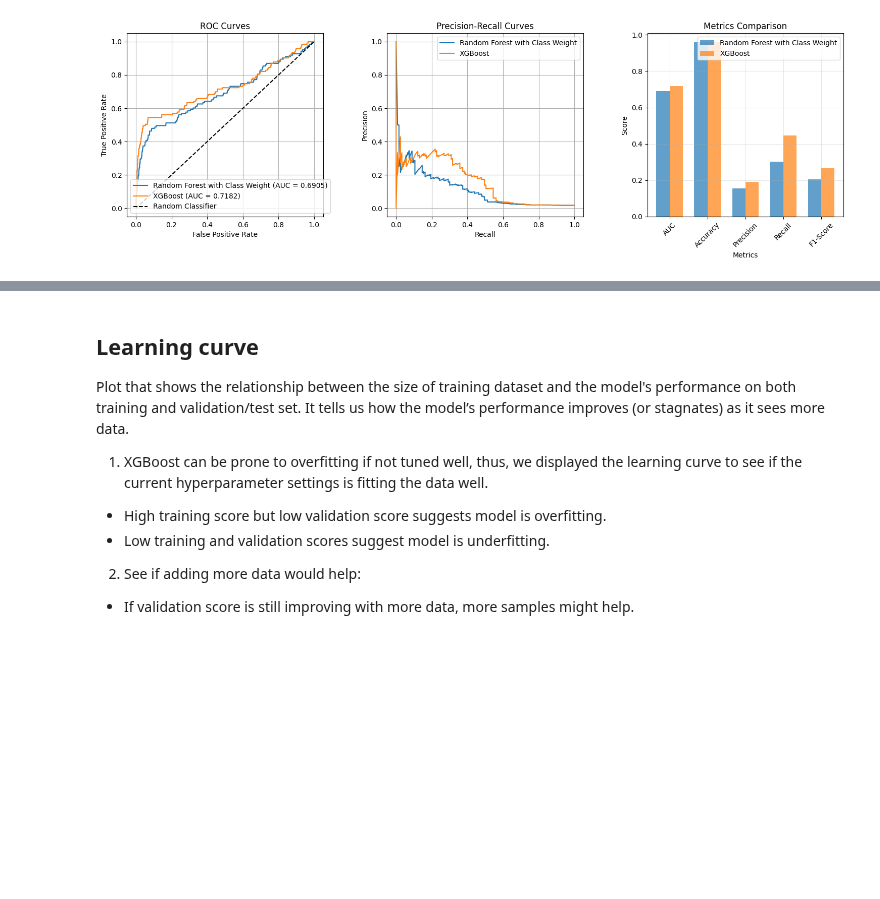
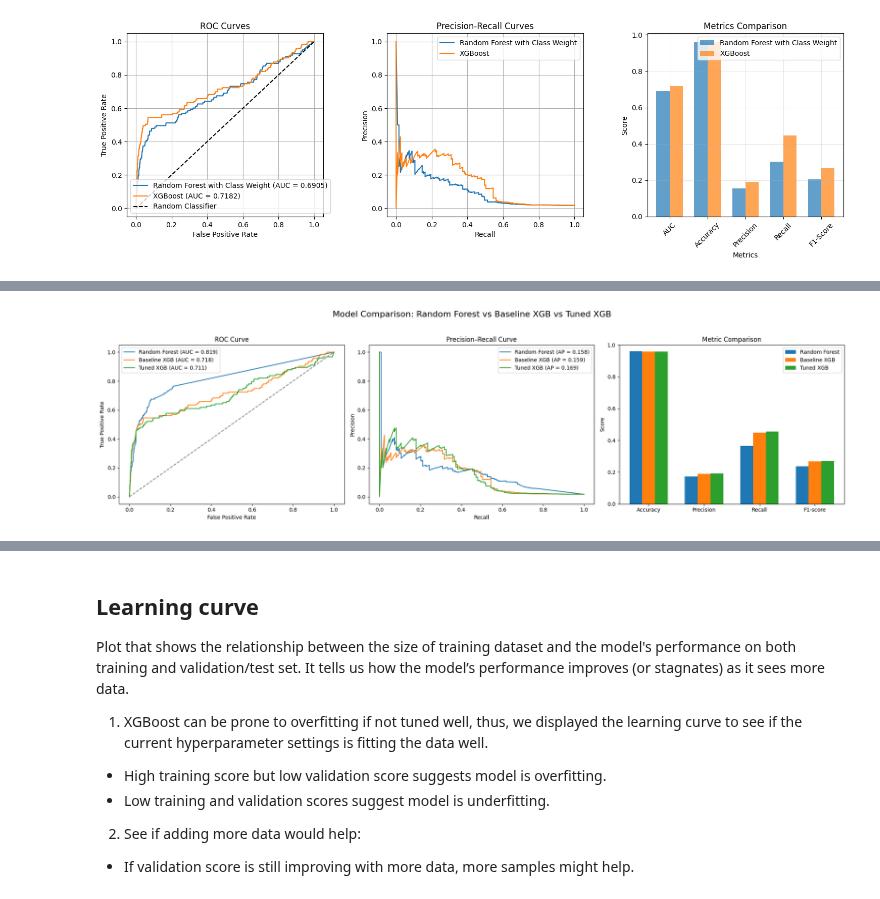
Before and after one commit to loowenwen/cs3244-project, a Jupyter notebook: src/final_random_forest.ipynb, the cells around one changed output, grey strips where cells are left out. Cells and saved outputs as stored; diff of their text form; code cells hidden in the pictures; blank space fills up the shorter version.

```diff
--- a/src/final_random_forest.ipynb
+++ b/src/final_random_forest.ipynb
@@ -1203,0 +1124,97 @@ plt.show()
+# %%
+
+# ---------------------------------------
+# 4. PLOT ROC CURVES FOR ALL MODELS
+# ---------------------------------------
+from sklearn.metrics import (
+    roc_curve, roc_auc_score,
+    precision_recall_curve, average_precision_score,
+    accuracy_score, precision_score, recall_score, f1_score
+)
+
+# --- ROC Curves ---
+fpr_rf,    tpr_rf,    _ = roc_curve(y_test, y_pred_proba_cw)
+fpr_base,  tpr_base,  _ = roc_curve(y_test, y_proba_base)
+fpr_tuned, tpr_tuned, _ = roc_curve(y_test, y_proba_tuned)
+auc_rf    = roc_auc_score(y_test, y_pred_proba_cw)
+auc_base  = roc_auc_score(y_test, y_proba_base)
+auc_tuned = roc_auc_score(y_test, y_proba_tuned)
+
+# --- Precision-Recall Curves ---
+prec_rf, recall_rf, _ = precision_recall_curve(y_test, y_pred_proba_cw)
+prec_base, recall_base, _ = precision_recall_curve(y_test, y_proba_base)
+prec_tuned, recall_tuned, _ = precision_recall_curve(y_test, y_proba_tuned)
+ap_rf    = average_precision_score(y_test, y_pred_proba_cw)
+ap_base  = average_precision_score(y_test, y_proba_base)
+ap_tuned = average_precision_score(y_test, y_proba_tuned)
+
+# --- Metrics for bar plot ---
+metrics = ["Accuracy", "Precision", "Recall", "F1-score"]
+
+rf_scores = [
+    accuracy_score(y_test, y_pred_cw),
+    precision_score(y_test, y_pred_cw),
+    recall_score(y_test, y_pred_cw),
+    f1_score(y_test, y_pred_cw)
+]
+baseline_scores = [
+    accuracy_score(y_test, y_pred_base),
+    precision_score(y_test, y_pred_base),
+    recall_score(y_test, y_pred_base),
+    f1_score(y_test, y_pred_base)
+]
+tuned_scores = [
+    accuracy_score(y_test, y_pred_tuned),
+    precision_score(y_test, y_pred_tuned),
+    recall_score(y_test, y_pred_tuned),
+    f1_score(y_test, y_pred_tuned)
+]
+
+df_metrics = pd.DataFrame({
+    "Metric": metrics,
+    "Random Forest": rf_scores,
+    "Baseline XGB": baseline_scores,
+    "Tuned XGB": tuned_scores
+})
+
+# --- Create subplots ---
+
+fig, axes = plt.subplots(1, 3, figsize=(20, 6))
+
+# ROC curve
+axes[0].plot(fpr_rf,    tpr_rf,    label=f"Random Forest (AUC = {auc_rf:.3f})")
+axes[0].plot(fpr_base,  tpr_base,  label=f"Baseline XGB (AUC = {auc_base:.3f})")
+axes[0].plot(fpr_tuned, tpr_tuned, label=f"Tuned XGB (AUC = {auc_tuned:.3f})")
+axes[0].plot([0, 1], [0, 1], linestyle="--", color='gray')  # chance line
+axes[0].set_xlabel("False Positive Rate")
+axes[0].set_ylabel("True Positive Rate")
+axes[0].set_title("ROC Curve")
+axes[0].legend()
+
+# Precision-Recall curve
+axes[1].plot(recall_rf,    prec_rf,    label=f"Random Forest (AP = {ap_rf:.3f})")
+axes[1].plot(recall_base,  prec_base,  label=f"Baseline XGB (AP = {ap_base:.3f})")
+axes[1].plot(recall_tuned, prec_tuned, label=f"Tuned XGB (AP = {ap_tuned:.3f})")
+axes[1].set_xlabel("Recall")
+axes[1].set_ylabel("Precision")
+axes[1].set_title("Precision–Recall Curve")
+axes[1].legend()
+
+# Bar plot of metrics
+x = np.arange(len(metrics))
+width = 0.23
+axes[2].bar(x - width,      df_metrics["Random Forest"], width, label="Random Forest")
+axes[2].bar(x,              df_metrics["Baseline XGB"],  width, label="Baseline XGB")
+axes[2].bar(x + width,      df_metrics["Tuned XGB"],     width, label="Tuned XGB")
+axes[2].set_xticks(x)
+axes[2].set_xticklabels(metrics)
+axes[2].set_ylabel("Score")
+axes[2].set_ylim(0, 1.0)
+axes[2].set_title("Metric Comparison")
+axes[2].legend()
+
+plt.suptitle("Model Comparison: Random Forest vs Baseline XGB vs Tuned XGB", fontsize=16)
+plt.tight_layout(rect=[0, 0.03, 1, 0.95])
+plt.show()
+# %% [output]
+[figure, added]
```
Also changed, not shown: parts of 11 cells of this notebook.
